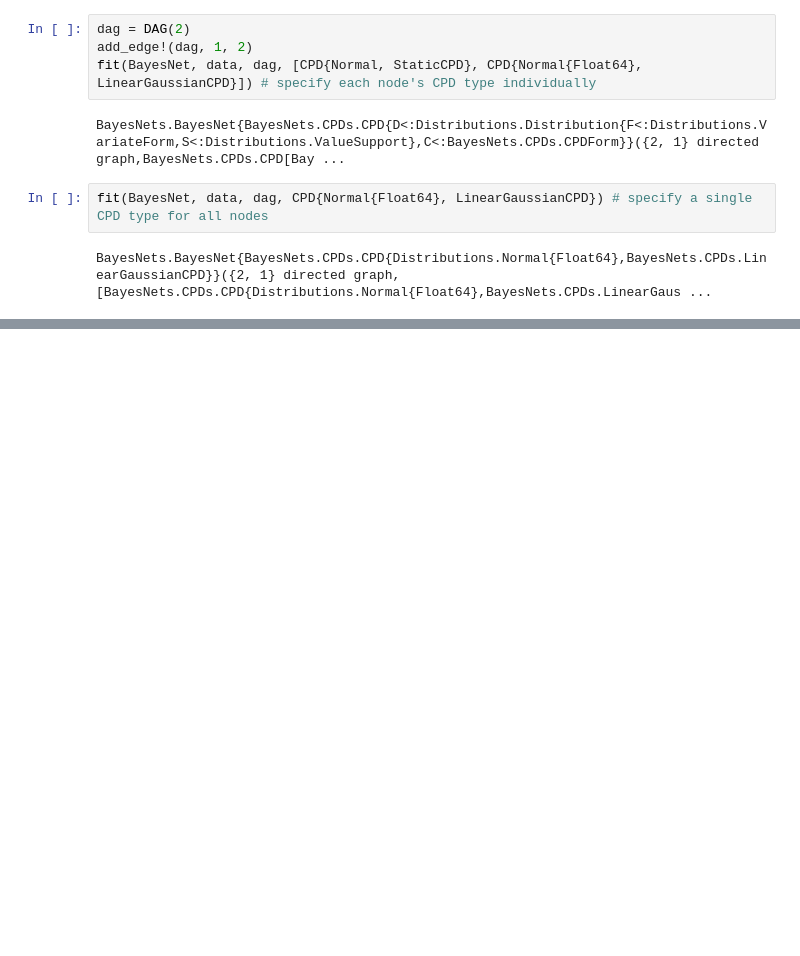
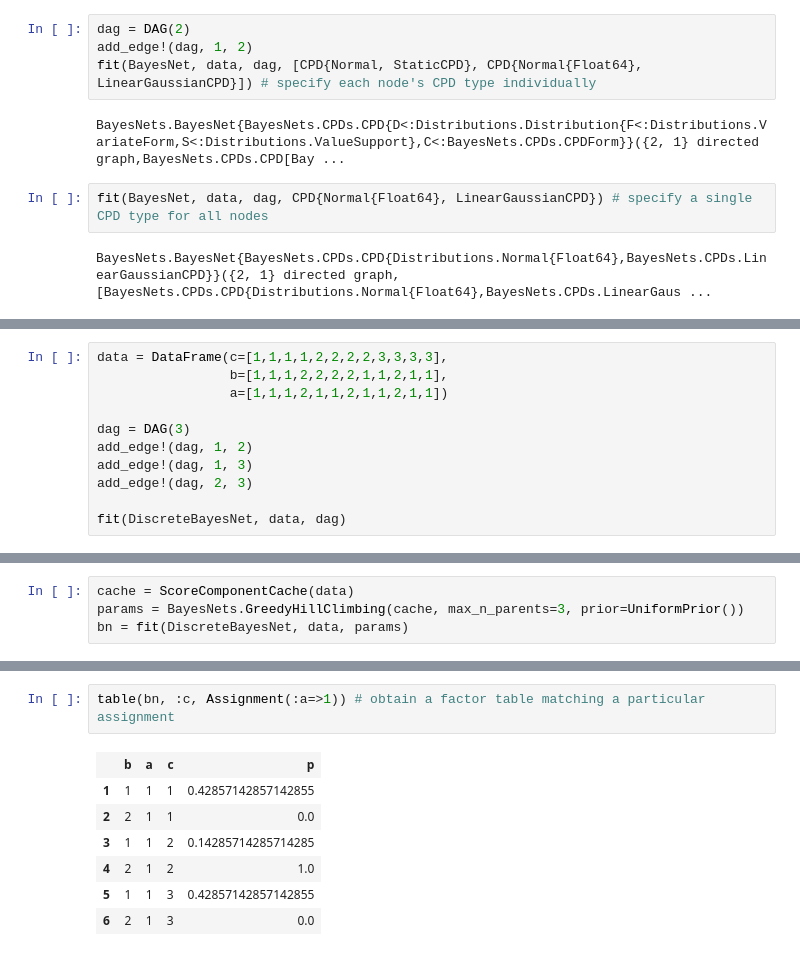
Before and after one commit to sisl/BayesNets.jl, a Jupyter notebook: doc/test_BN.ipynb, the cells around one changed output, grey strips where cells are left out. Saved outputs shown, nothing was run; the diff lists cells and outputs as text; blank space fills up the shorter version.

Commit message:
DiscreteBayesNet learning!

```diff
--- a/doc/test_BN.ipynb
+++ b/doc/test_BN.ipynb
@@ -136,0 +133,11 @@ BayesNets.BayesNet{BayesNets.CPDs.CPD{Distributions.Normal{Float64},BayesNets.CP
+# %%
+data = DataFrame(c=[1,1,1,1,2,2,2,2,3,3,3,3],
+                 b=[1,1,1,2,2,2,2,1,1,2,1,1],
+                 a=[1,1,1,2,1,1,2,1,1,2,1,1])
+
+dag = DAG(3)
+add_edge!(dag, 1, 2)
+add_edge!(dag, 1, 3)
+add_edge!(dag, 2, 3)
+
+fit(DiscreteBayesNet, data, dag)
@@ -136,0 +154,4 @@ BayesNets.BayesNet{BayesNets.CPDs.CPD{Distributions.Normal{Float64},BayesNets.CP
+# %%
+cache = ScoreComponentCache(data)
+params = BayesNets.GreedyHillClimbing(cache, max_n_parents=3, prior=UniformPrior())
+bn = fit(DiscreteBayesNet, data, params)
@@ -136,0 +199,10 @@ BayesNets.BayesNet{BayesNets.CPDs.CPD{Distributions.Normal{Float64},BayesNets.CP
+# %%
+table(bn, :c, Assignment(:a=>1)) # obtain a factor table matching a particular assignment
+# %% [output]
+|  | b | a | c | p |
+| 1 | 1 | 1 | 1 | 0.42857142857142855 |
+| 2 | 2 | 1 | 1 | 0.0 |
+| 3 | 1 | 1 | 2 | 0.14285714285714285 |
+| 4 | 2 | 1 | 2 | 1.0 |
+| 5 | 1 | 1 | 3 | 0.42857142857142855 |
+| 6 | 2 | 1 | 3 | 0.0 |
```
Also changed, not shown: parts of 16 cells of this notebook, 4 other files.
